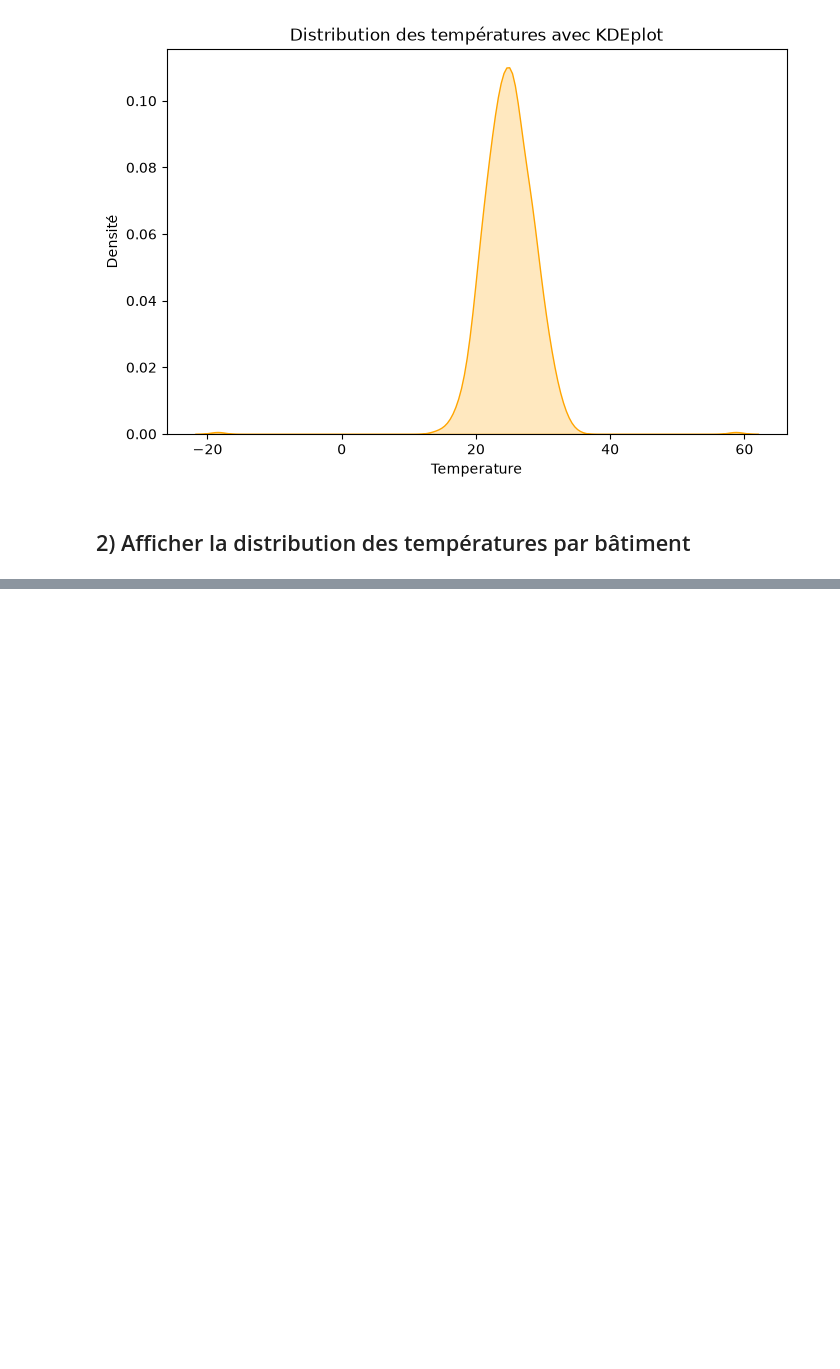
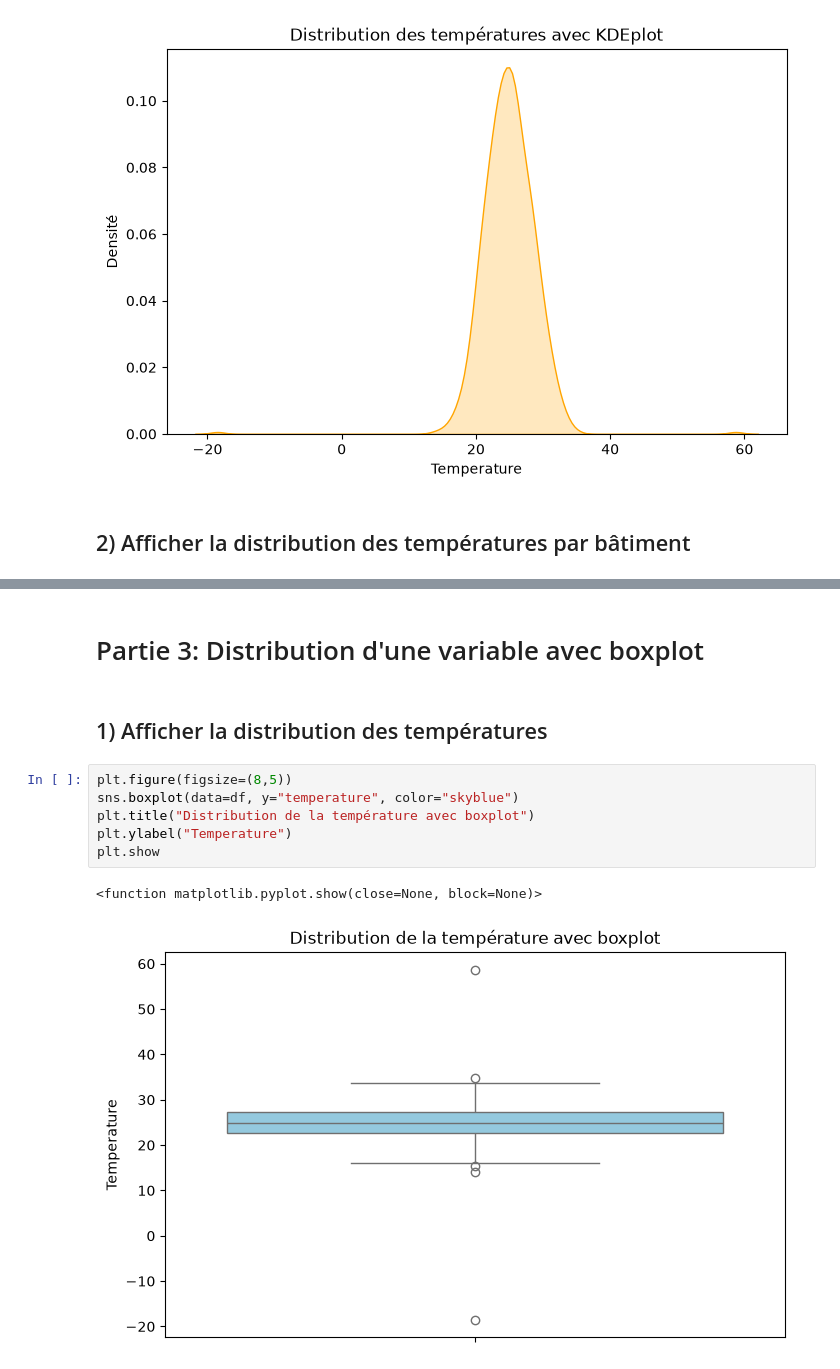
Before and after one commit to sinendoye/atelier_seaborn_iot, a Jupyter notebook: notebooks/atelier_seaborn_iot.ipynb, the cells around one changed output, grey strips where cells are left out. Saved outputs shown, nothing was run; the diff lists cells and outputs as text; blank space fills up the shorter version.

```diff
--- a/notebooks/atelier_seaborn_iot.ipynb
+++ b/notebooks/atelier_seaborn_iot.ipynb
@@ -146,0 +147,13 @@ plt.show
+# %% [markdown]
+# Partie 3: Distribution d'une variable avec boxplot
+# %% [markdown]
+## 1) Afficher la distribution des températures
+# %%
+plt.figure(figsize=(8,5))
+sns.boxplot(data=df, y="temperature", color="skyblue")
+plt.title("Distribution de la température avec boxplot")
+plt.ylabel("Temperature")
+plt.show
+# %% [output]
+<function matplotlib.pyplot.show(close=None, block=None)>
+[figure, added]
```
Also changed, not shown: parts of 12 cells of this notebook.
